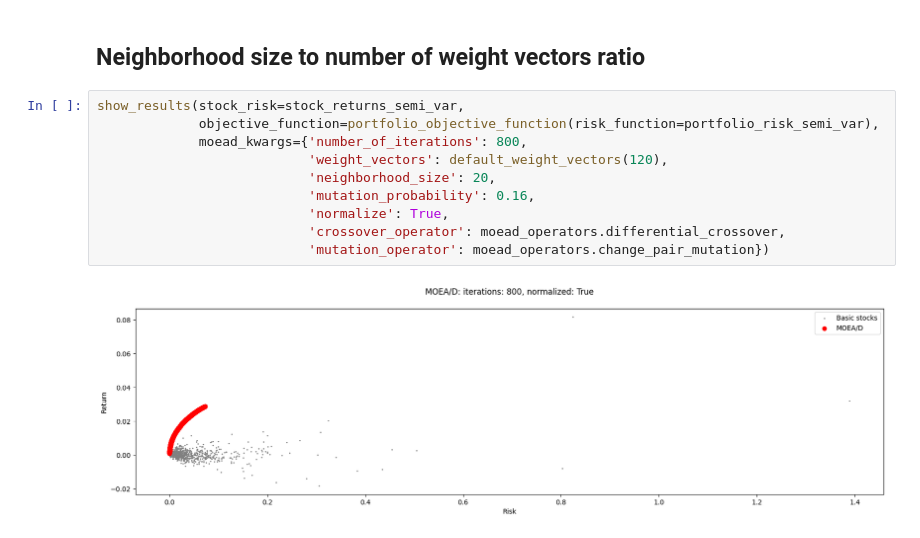
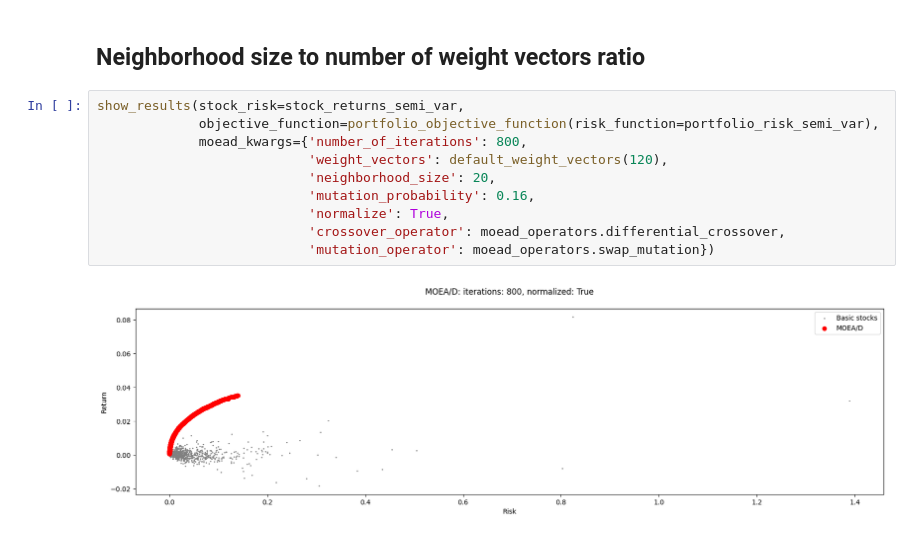
Before and after one commit to MaksWisniewski/PortfolioOpt, a Jupyter notebook: moead_wigXL.ipynb, the cells around one changed output. Cells and saved outputs as stored; diff of their text form.

```diff
--- a/moead_wigXL.ipynb
+++ b/moead_wigXL.ipynb
@@ -144,15 +144,15 @@ show_results(stock_risk=stock_returns_semi_var,
 # %%
 show_results(stock_risk=stock_returns_semi_var,
              objective_function=portfolio_objective_function(risk_function=portfolio_risk_semi_var),
              moead_kwargs={'number_of_iterations': 800,
                            'weight_vectors': default_weight_vectors(120),
                            'neighborhood_size': 20,
                            'mutation_probability': 0.16,
                            'normalize': True,
                            'crossover_operator': moead_operators.differential_crossover,
-                           'mutation_operator': moead_operators.change_pair_mutation})
+                           'mutation_operator': moead_operators.swap_mutation})
 # %% [output]
-[figure, old version]
+[figure, new version]
 # %%
 show_results(stock_risk=stock_returns_semi_var,
              objective_function=portfolio_objective_function(risk_function=portfolio_risk_semi_var),
```
Also changed, not shown: parts of 2 cells of this notebook.
